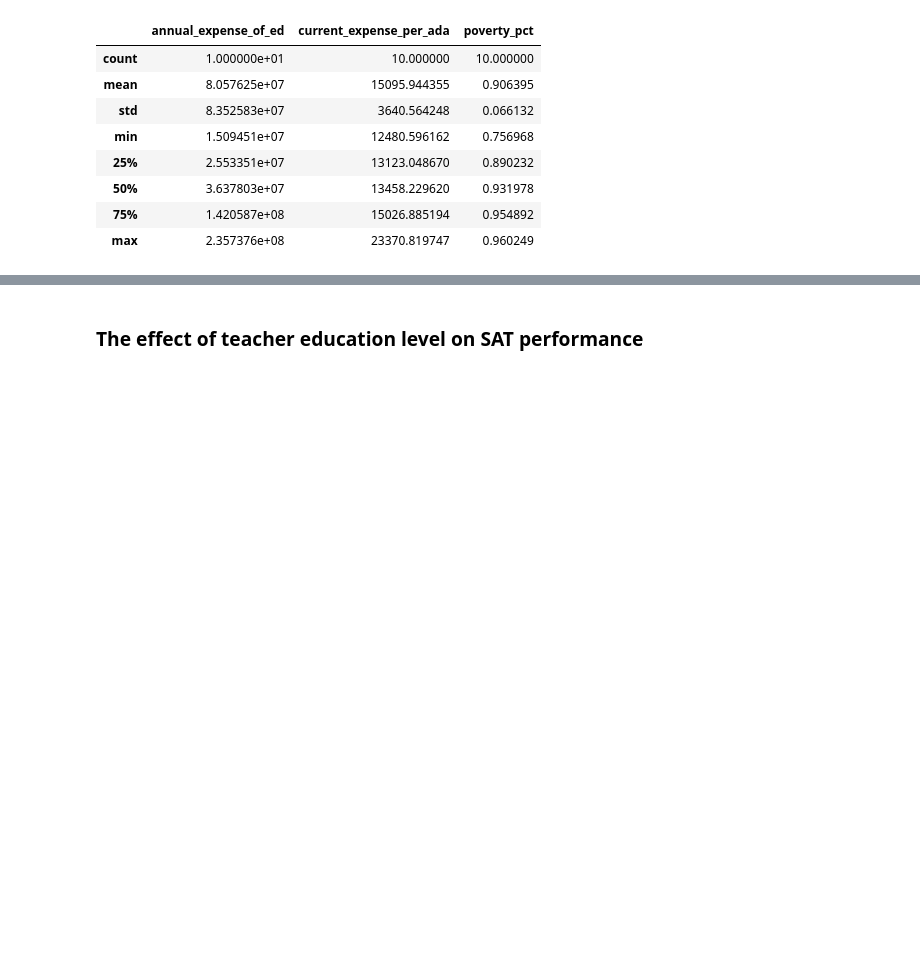
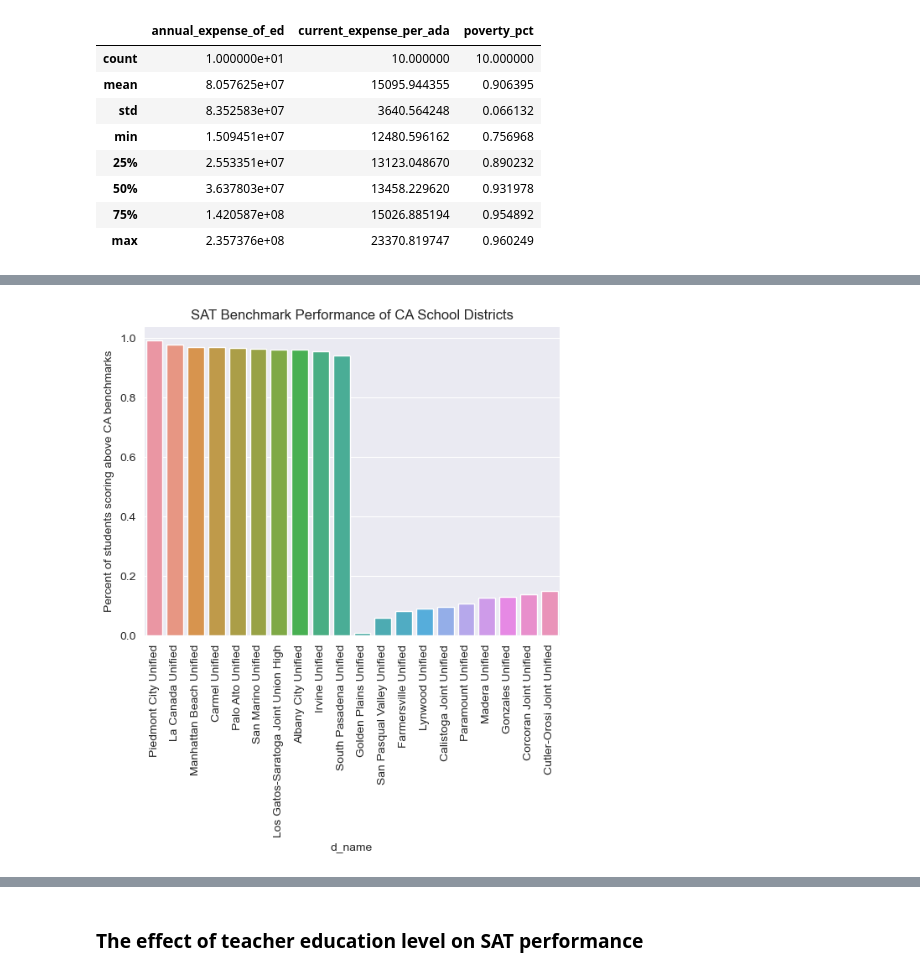
Before and after one commit to AlexSpradling/california_sat_analysis, a Jupyter notebook: code/starter-code Alex.ipynb, the cells around one changed output, grey strips where cells are left out. Drawn from its saved outputs; the diff is of its cells as text; code cells hidden in the pictures; blank space fills up the shorter version.

```diff
--- a/code/starter-code Alex.ipynb
+++ b/code/starter-code Alex.ipynb
@@ -592,0 +600,7 @@ Here are some prompts to get you started with visualizations. Feel free to add a
+# %%
+comparison_df = pd.concat([top_ten,bottom_ten])
+fig = sns.barplot(comparison_df, y = 'pct_both_over_benchmark', x = 'd_name')
+fig.set(title = 'SAT Benchmark Performance of CA School Districts', ylabel = 'Percent of students scoring above CA benchmarks')
+plt.xticks(rotation=90);
+# %% [output]
+[figure, added]
```
Also changed, not shown: parts of 10 cells of this notebook.
